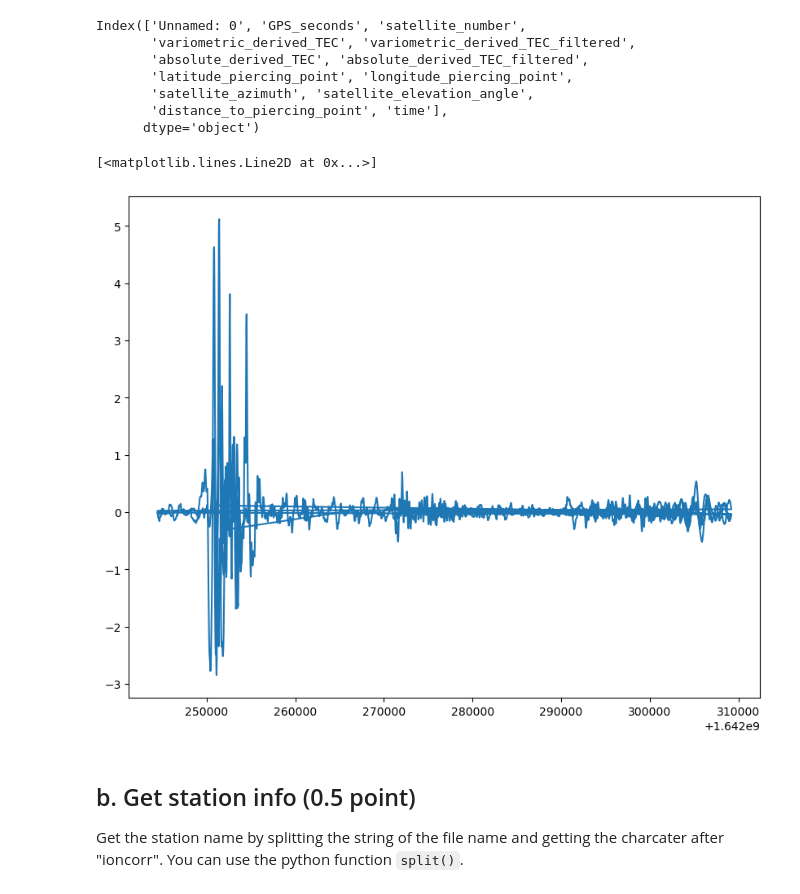
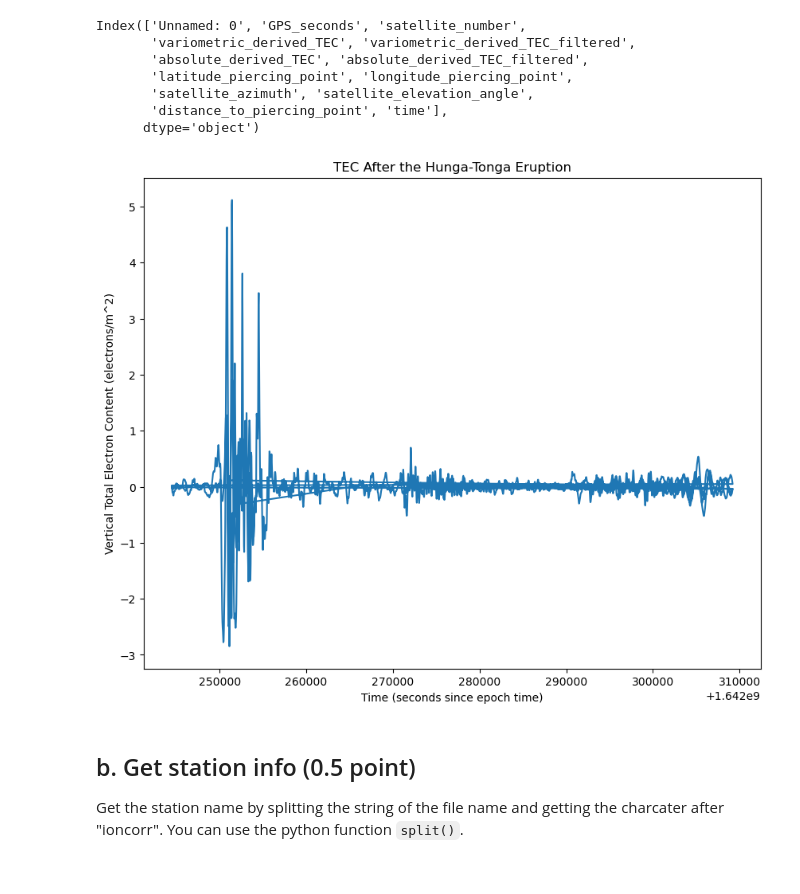
Before and after one commit to UW-ESS-DS/MLGEO2022_AERP, a Jupyter notebook: homework/homework_4.ipynb, the cells around one changed output. Saved outputs shown, nothing was run; the diff lists cells and outputs as text; code cells hidden in the pictures.

```diff
--- a/homework/homework_4.ipynb
+++ b/homework/homework_4.ipynb
@@ -172,11 +194,15 @@ Index(['Unnamed: 0', 'GPS_seconds', 'satellite_number',
        'distance_to_piercing_point', 'time'],
       dtype='object')
 # %%
+import matplotlib.pyplot as plt
+import numpy as np
 fig, (ax1) = plt.subplots(1,1, figsize=(10,8))
 ax1.plot(data['time'][0:7200], data['variometric_derived_TEC_filtered'][0:7200])
+ax1.set_xlabel('Time (seconds since epoch time)')
+ax1.set_ylabel('Vertical Total Electron Content (electrons/m^2)')
+ax1.set_title('TEC After the Hunga-Tonga Eruption');
 # %% [output]
-[<matplotlib.lines.Line2D at 0x...>]
-[figure, old version]
+[figure, new version]
 # %% [markdown]
 ## b. Get station info (0.5 point)
 Get the station name by splitting the string of the file name and getting the charcater after "ioncorr". You can use the python function ``split()``.
```
Also changed, not shown: parts of 30 cells of this notebook.
